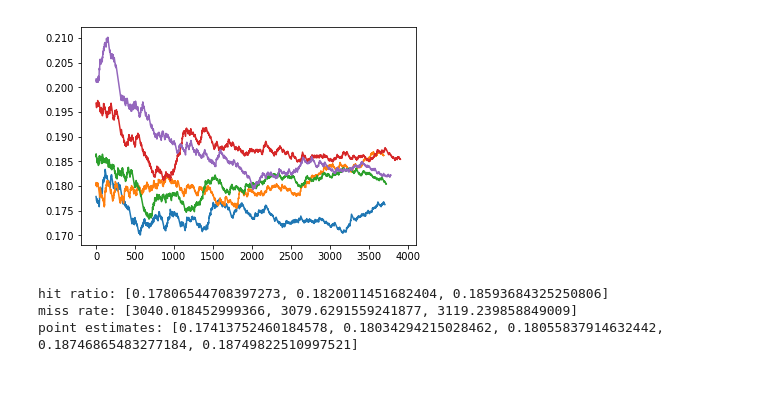
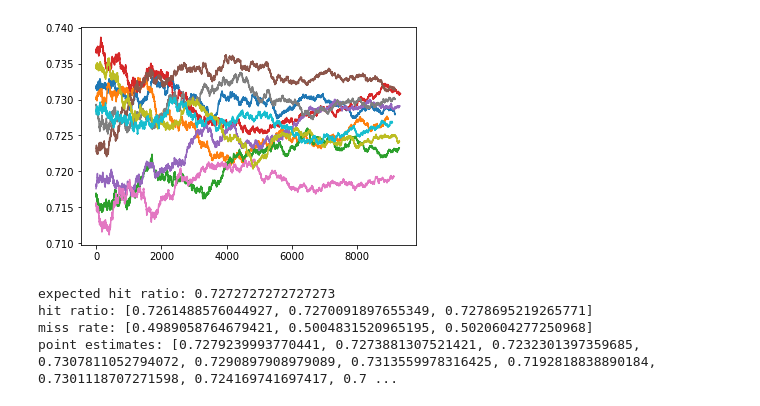
Before and after one commit to ks2117/s-m, a Jupyter notebook: sim_and_model_1.ipynb, the cells around one changed output. Saved outputs shown, nothing was run; the diff lists cells and outputs as text; code cells hidden in the pictures.

```diff
--- a/sim_and_model_1.ipynb
+++ b/sim_and_model_1.ipynb
@@ -74,0 +102,6 @@ def get_ci(x, alpha=0.025):
+# %%
+m = 2
+n = 3
+ls = [1 / (i + 1) for i in range(n)] # lambdas
+sig = sum(ls) # number of arrivals per second
+ps = [0] + [1 / ((i + 1) * sig) for i in range(n)] # probability that i will arrive next is ps[i]
@@ -74,0 +172,19 @@ def get_ci(x, alpha=0.025):
+# %%
+S_fifo = [(1, 2), (2, 3), (3, 1)] # These are the only reachable states given (1, 2) is the initial one
+
+# On the assumption that m = 2, and n = 3, generate the generator matrix
+Q_fifo = [[0 for _ in S_fifo] for _ in S_fifo]
+for i, s1 in enumerate(S_fifo):
+    for j, s2 in enumerate(S_fifo):
+        if s1[1] == s2[0]: # s2[1] is coming in to cache and s1[1] is evicted
+            Q_fifo[i][j] = ps[s2[1]] # the probability of this state transition is precisely
+                                     # the probability of hitting s2[1]
+for i, r in enumerate(Q_fifo):
+    Q_fifo[i][i] = -sum(r)
+
+print("Generator matrix: ")
+print(np.array(Q_fifo))
+for i in Q_fifo:
+    i[-1] = 1
+print("Augmented generator matrix: ")
+print(np.array(Q_fifo))
@@ -75,13 +200,20 @@ def get_ci(x, alpha=0.025):
 # %%
-res = run_simulation(10, 1000, fifo, 500, 5, 200)
+p_fifo = [1 / 2, 1 / 6, 1 / 3] # manually calculated
+hit_ratio_fifo = 0
+for i, s in enumerate(S_fifo):
+    hit_ratio_fifo += (ps[s[0]] + ps[s[1]]) * p_fifo[i]
+res = run_simulation(2, 3, fifo, 5000, 10, 2000)
 for r in res:
     plt.plot(r)
 plt.show()
-print("hit ratio: {}".format(get_ci([np.mean(r) for r in res])))
-print("miss rate: {}".format(get_ci([len(r) * (1 - np.mean(r)) for r in res])))
-print("point estimates: {}".format([np.mean(r) for r in res]))
+print("expected hit ratio: {}".format(hit_ratio_fifo))
+x = [r[-1] for r in res]
+print("hit ratio: {}".format(get_ci(x)))
+print("miss rate: {}".format(get_ci([(1 - x_i) * sig for x_i in x])))
+print("point estimates: {}".format(x))
 # %% [output]
-[figure, old version]
+[figure, new version]
-hit ratio: [0.17806544708397273, 0.1820011451682404, 0.18593684325250806]
-miss rate: [3040.018452999366, 3079.6291559241877, 3119.239858849009]
-point estimates: [0.17413752460184578, 0.18034294215028462, 0.18055837914632442, 0.18746865483277184, 0.18749822510997521]
+expected hit ratio: 0.7272727272727273
+hit ratio: [0.7261488576044927, 0.7270091897655349, 0.7278695219265771]
+miss rate: [0.4989058764679421, 0.5004831520965195, 0.5020604277250968]
+point estimates: [0.7279239993770441, 0.7273881307521421, 0.7232301397359685, 0.7307811052794072, 0.7290897908979089, 0.7313559978316425, 0.7192818838890184, 0.7301118707271598, 0.724169741697417, 0.7 ...
```
Also changed, not shown: parts of 8 cells of this notebook, 1 other file.
